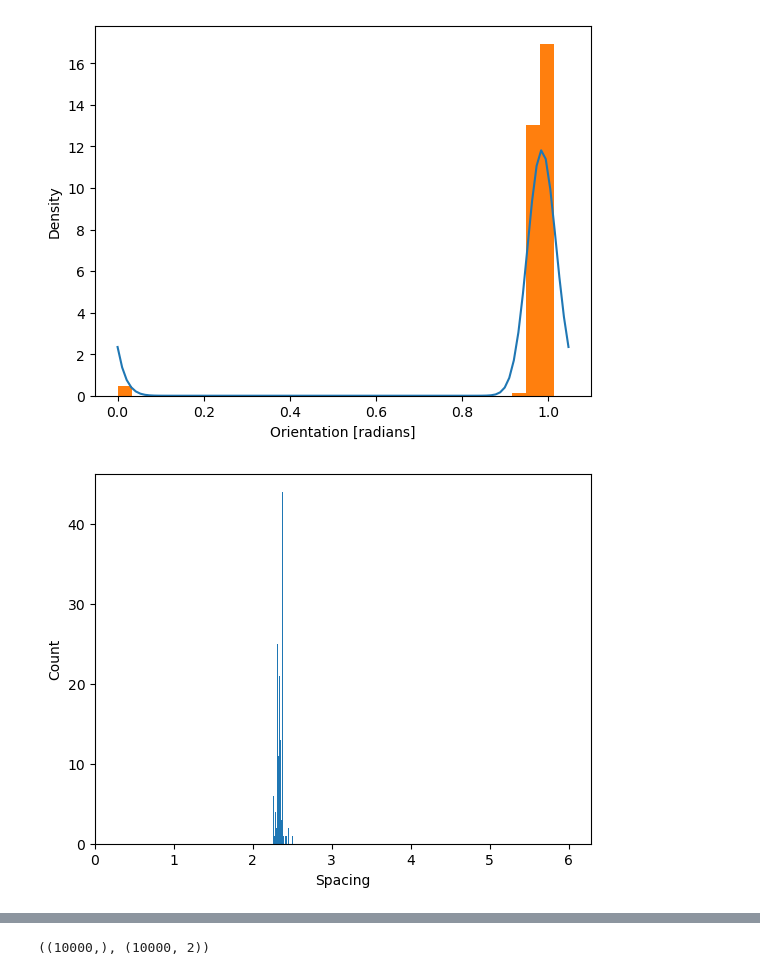
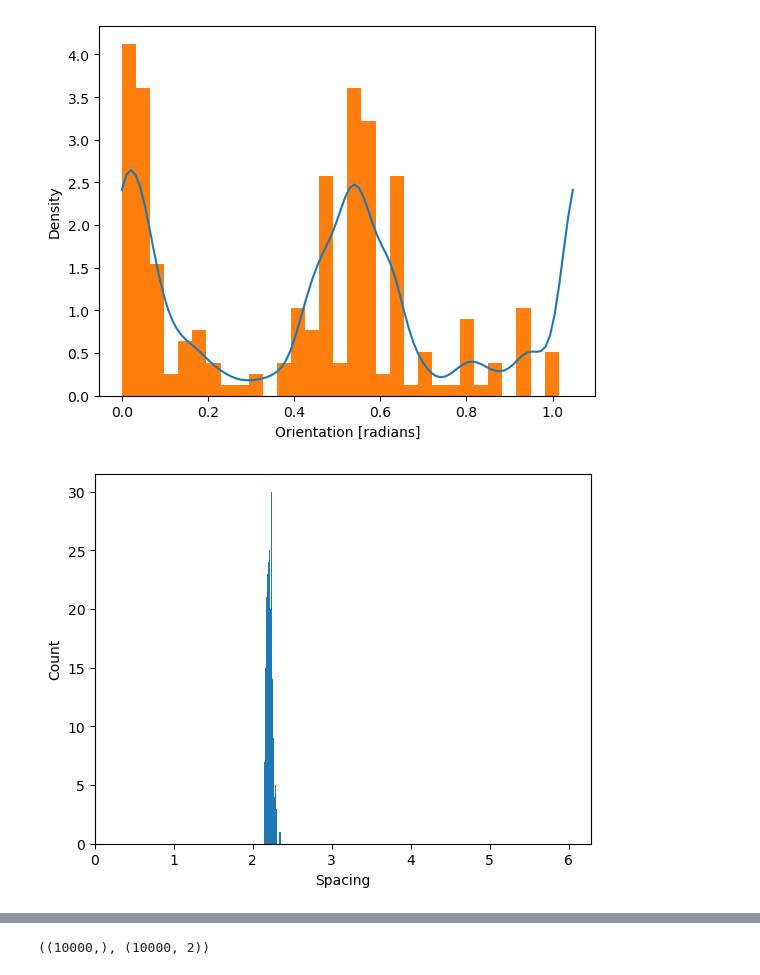
Before and after one commit to bioAI-Oslo/GridsWithoutPI, a Jupyter notebook: analyse-grids.ipynb, the cells around one changed output, grey strips where cells are left out. Saved outputs shown, nothing was run; the diff lists cells and outputs as text; code cells hidden in the pictures.

```diff
--- a/analyse-grids.ipynb
+++ b/analyse-grids.ipynb
@@ -25,14 +25,14 @@ def vonmises_kde(data, kappa, n_bins=100):
 # %%
 device = torch.device('cuda' if torch.cuda.is_available() else 'cpu')
 
-if feedforward := False:
+if feedforward := True:
     # instantiate feedforward model
     model_type = "FF"
     model = FFGC()
+    model = model.load(f"./saved-models/{model_type}GC_100000.pkl")
 else:
     model_type = "RNN"
     model = RNNGC()
-
-model = model.load(f"./saved-models/{model_type}GC.pkl")
+    model = model.load(f"./saved-models/{model_type}GC_49999.pkl")
 model.to(device)
 # %% [output]
@@ -130,14 +128,14 @@ plt.hist(thetas, theta_bins, density = True);
 plt.xlabel("Orientation [radians]");
 plt.ylabel("Density");
 # %% [output]
-[figure, old version]
+[figure, new version]
 # %%
-plt.hist(spacings, bins = 32);
+plt.hist(spacings, bins = 20);
 plt.xlim([0, 2*np.pi])
 plt.xlabel("Spacing");
 plt.ylabel("Count");
 # %% [output]
-[figure, old version]
+[figure, new version]
 # %%
 def phase(peaks, box_size):
     """
```
Also changed, not shown: parts of 9 cells of this notebook, 3 other files.
